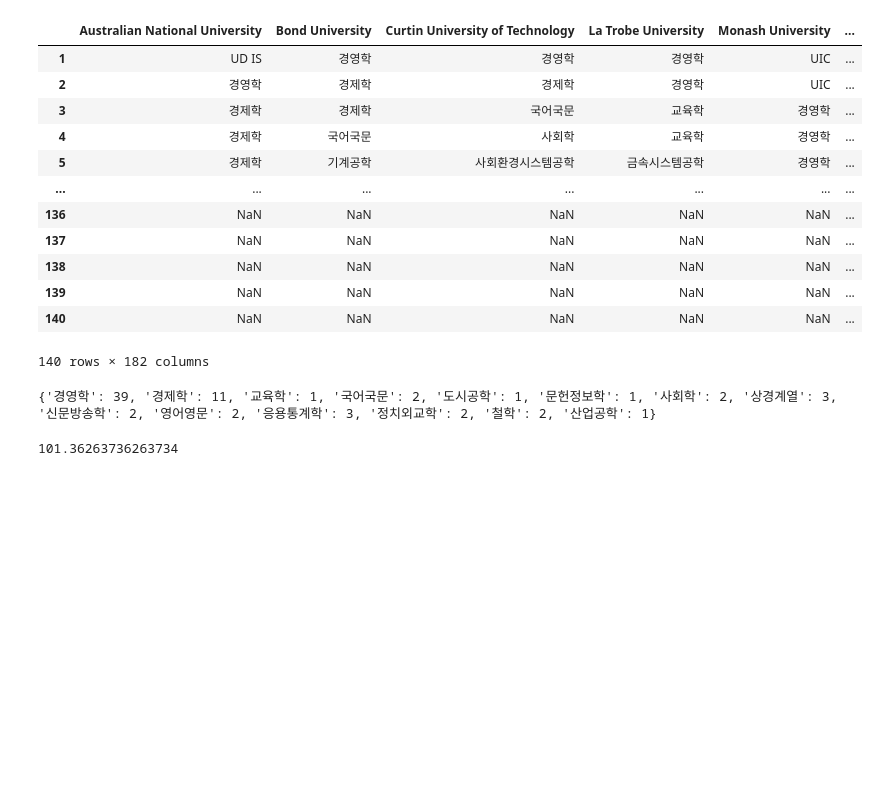
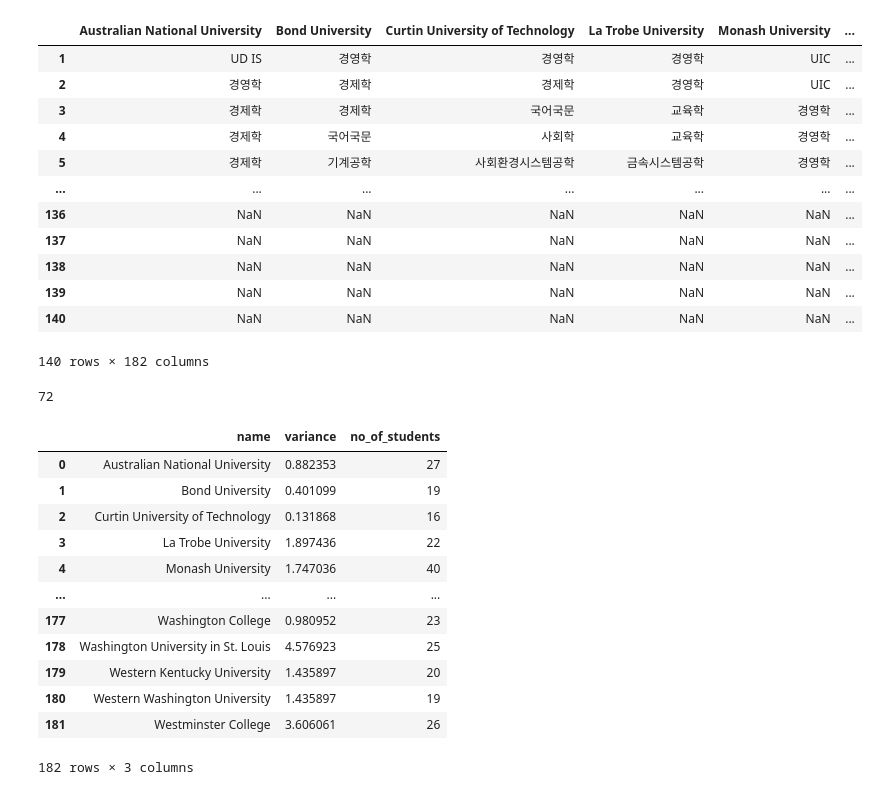
Before and after one commit to snoop2head/yonsei-exchange-program, a Jupyter notebook: _Department_Analysis.ipynb, the cells around one changed output. Drawn from its saved outputs; the diff is of its cells as text; code cells hidden in the pictures; blank space fills up the shorter version.

```diff
--- a/_Department_Analysis.ipynb
+++ b/_Department_Analysis.ipynb
@@ -97,12 +97,61 @@ def single_dp_dict(df_column):
 from statistics import variance
 
 # df_column = df[header_list[25]]
-df_column = df['Aalto University']
-single_dict = single_dp_dict(df_column)
-print(single_dict)
+# df_column1 = df['Aalto University']
+# # single_dict = single_dp_dict(df_column1)
+# print(single_dict)
 
-variance(single_dict[k] for k in single_dict)
+no_of_students('Aalto University')
+
+# variance1 = variance(single_dict[k] for k in single_dict)
+
+# df_column2 = df['York University: Schulich School of Business']
+# single_dict = single_dp_dict(df_column2)
+# print(single_dict)
+
+# variance2 = variance(single_dict[k] for k in single_dict)
+# print(variance1, variance2)
 # %% [output]
-{'경영학': 39, '경제학': 11, '교육학': 1, '국어국문': 2, '도시공학': 1, '문헌정보학': 1, '사회학': 2, '상경계열': 3, '신문방송학': 2, '영어영문': 2, '응용통계학': 3, '정치외교학': 2, '철학': 2, '산업공학': 1}
+72
-101.36263736263734
+# %%
+def fn_univ_variance(univ_name):
+  df_column = df[univ_name]
+  single_dict = single_dp_dict(df_column)
+  var = variance(single_dict[k] for k in single_dict)
+  return var
+
+def no_of_students(univ_name):
+  df_column = df[univ_name]
+  # print(df_column)
+  single_dict = single_dp_dict(df_column)
+  # print(single_dict)
+  no_of_students = sum(single_dict[k] for k in single_dict)
+  return no_of_students
+# %%
+var_list = []
+for univ in header_list:
+  var = fn_univ_variance(univ)
+  students_no = no_of_students(univ)
+  var_dict = {'name':univ,
+              'variance':var,
+              'no_of_students':students_no}
+  var_list.append(var_dict)
+
+depart_var_df = pd.DataFrame(var_list)
+depart_var_df
+# depart_var_df.to_csv("/content/gdrive/My Drive/_OIA_Project/_department_var_df_mark1.csv",index=False,encoding="utf-8")
+# %% [output]
+|  | name | variance | no_of_students |
+| 0 | Australian National University | 0.882353 | 27 |
+| 1 | Bond University | 0.401099 | 19 |
+| 2 | Curtin University of Technology | 0.131868 | 16 |
+| 3 | La Trobe University | 1.897436 | 22 |
+| 4 | Monash University | 1.747036 | 40 |
+| ... | ... | ... | ... |
+| 177 | Washington College | 0.980952 | 23 |
+| 178 | Washington University in St. Louis | 4.576923 | 25 |
+| 179 | Western Kentucky University | 1.435897 | 20 |
+| 180 | Western Washington University | 1.435897 | 19 |
+| 181 | Westminster College | 3.606061 | 26 |
+182 rows × 3 columns
 # %%
```
Also changed, not shown: parts of 5 cells of this notebook.
